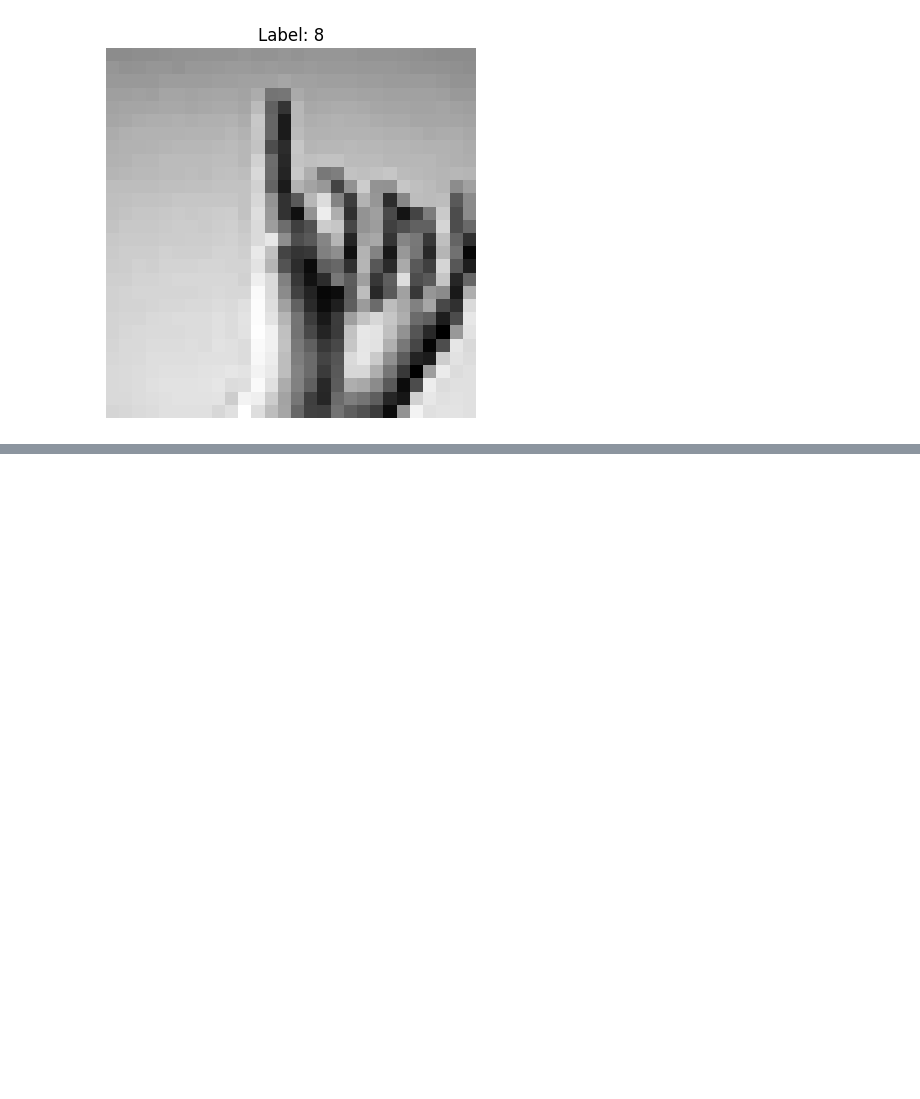
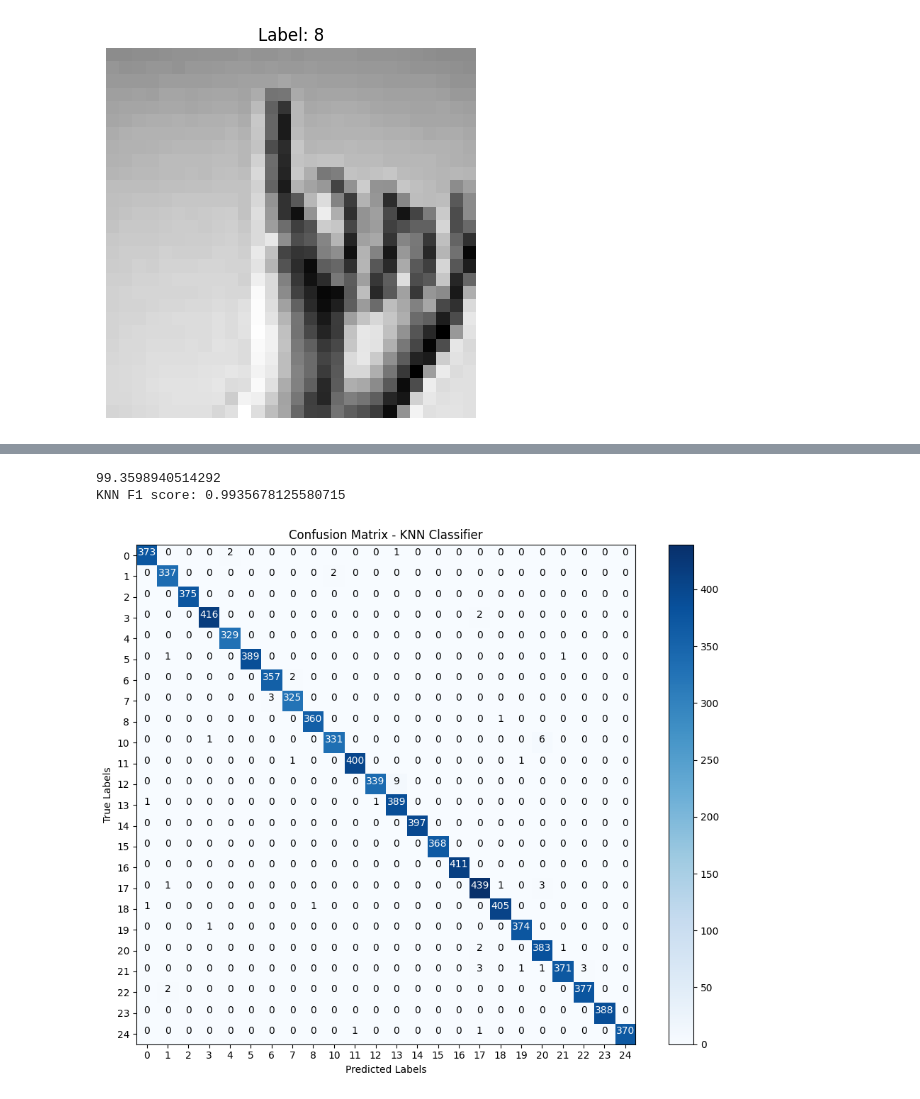
Before and after one commit to matteobonani/Sign_Language_MNIST, a Jupyter notebook: sign_mnist.ipynb, the cells around one changed output, grey strips where cells are left out. Saved outputs shown, nothing was run; the diff lists cells and outputs as text; code cells hidden in the pictures; blank space fills up the shorter version.

Commit message:
KNN model

```diff
--- a/sign_mnist.ipynb
+++ b/sign_mnist.ipynb
@@ -91,0 +99,69 @@ K Nearest Neighbors (KNN): KNN is a simple and intuitive classification algorith
+# %%
+import numpy as np
+import pandas as pd
+import matplotlib.pyplot as plt
+from sklearn.model_selection import train_test_split
+from sklearn.neighbors import KNeighborsClassifier
+from sklearn.metrics import f1_score, confusion_matrix
+from sklearn.metrics import accuracy_score
+
+
+# load the dataset
+dataset = pd.read_csv('sign_mnist_train.csv')
+
+
+# Split the data into training and validation sets
+X = dataset.iloc[:, 1:].values
+y = dataset.iloc[:, 0].values
+X_train, X_test, y_train, y_test = train_test_split(X, y, test_size=0.33, random_state=0)
+
+# Create a KNN classifier
+KNN_model = KNeighborsClassifier()  # KNeighborsClassifier(n_neighbors=3, p=2) whatas the difference? TODO
+
+
+# Fit the model to the training data
+KNN_model.fit(X_train, y_train)
+
+
+# Prediction
+y_pred = KNN_model.predict(X_test)
+
+# Evaluate the results by using the accuracy
+print(100*accuracy_score(y_test, y_pred))
+
+
+# Evaluate the model on the validation set
+f1_knn = f1_score(y_test, y_pred, average='macro')
+print("KNN F1 score:", f1_knn)
+
+
+# TODO no idea if its good or not
+
+# Calculate the confusion matrix
+cm = confusion_matrix(y_test, y_pred)
+
+# Plot the confusion matrix
+plt.figure(figsize=(10, 8))
+plt.imshow(cm, interpolation='nearest', cmap='Blues')
+plt.title('Confusion Matrix - KNN Classifier')
+plt.colorbar()
+tick_marks = np.arange(len(np.unique(y_test)))
+plt.xticks(tick_marks, np.unique(y_test))
+plt.yticks(tick_marks, np.unique(y_test))
+plt.xlabel('Predicted Labels')
+plt.ylabel('True Labels')
+
+# Add labels to each cell
+thresh = cm.max() / 2
+for i in range(cm.shape[0]):
+    for j in range(cm.shape[1]):
+        plt.text(j, i, cm[i, j],
+                 horizontalalignment='center',
+                 color='white' if cm[i, j] > thresh else 'black')
+
+plt.tight_layout()
+plt.show()
+# %% [output]
+99.3598940514292
+KNN F1 score: 0.9935678125580715
+[figure, added]
```
Also changed, not shown: parts of 4 cells of this notebook.
